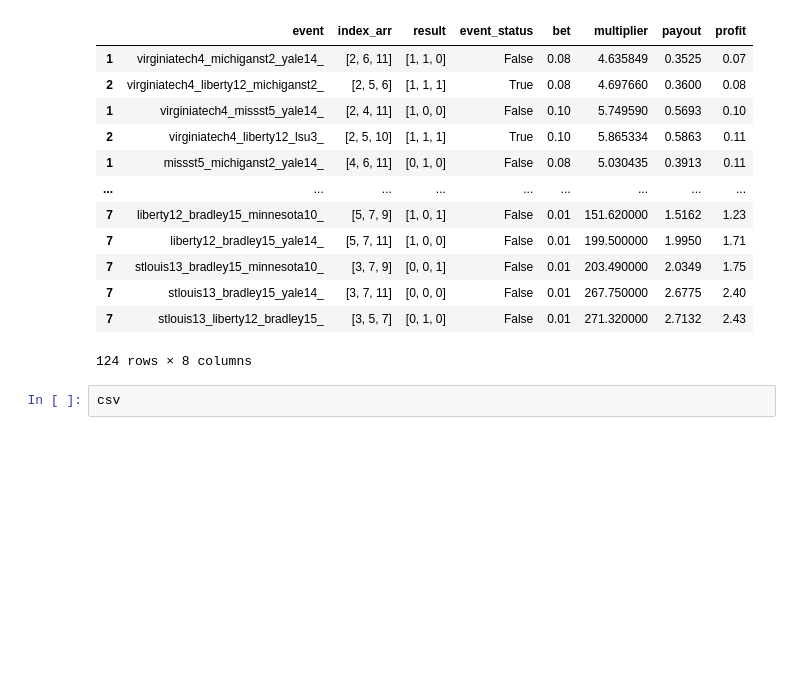
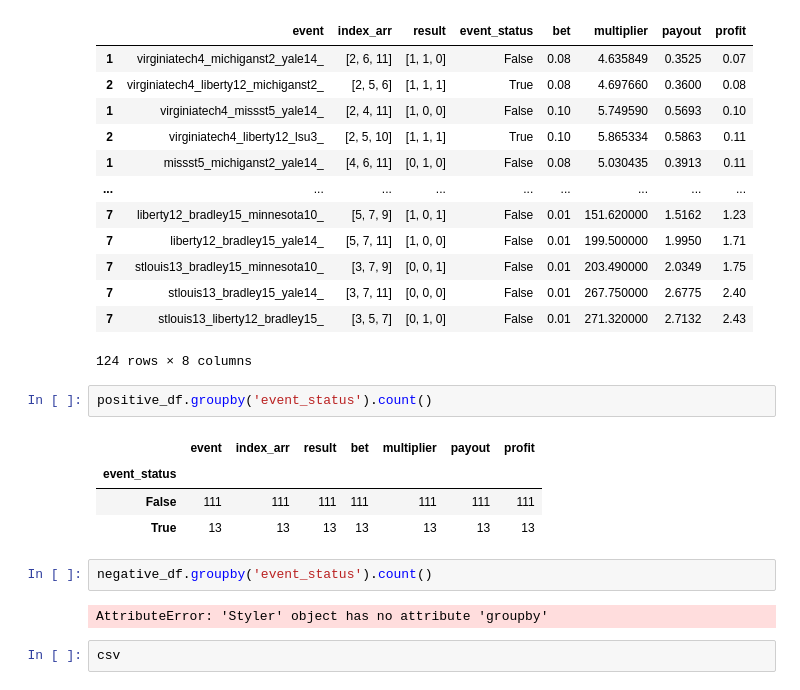
Before and after one commit to Rperry2174/SportsBook, a Jupyter notebook: tournament.ipynb, the cells around one changed output. Cells and saved outputs as stored; diff of their text form; blank space fills up the shorter version.

Commit message:
Count negative and positive values

```diff
--- a/tournament.ipynb
+++ b/tournament.ipynb
@@ -313,6 +297,17 @@ positive_df
 | 7 | stlouis13_bradley15_yale14_ | [3, 7, 11] | [0, 0, 0] | False | 0.01 | 267.750000 | 2.6775 | 2.40 |
 | 7 | stlouis13_liberty12_bradley15_ | [3, 5, 7] | [0, 1, 0] | False | 0.01 | 271.320000 | 2.7132 | 2.43 |
 124 rows × 8 columns
+# %%
+positive_df.groupby('event_status').count()
+# %% [output]
+|  | event | index_arr | result | bet | multiplier | payout | profit |
+| event_status |  |  |  |  |  |  |  |
+| False | 111 | 111 | 111 | 111 | 111 | 111 | 111 |
+| True | 13 | 13 | 13 | 13 | 13 | 13 | 13 |
+# %%
+negative_df.groupby('event_status').count()
+# %% [output]
+AttributeError: 'Styler' object has no attribute 'groupby'
 # %%
 csv
 # %% [output]
```
Also changed, not shown: parts of 3 cells of this notebook.
